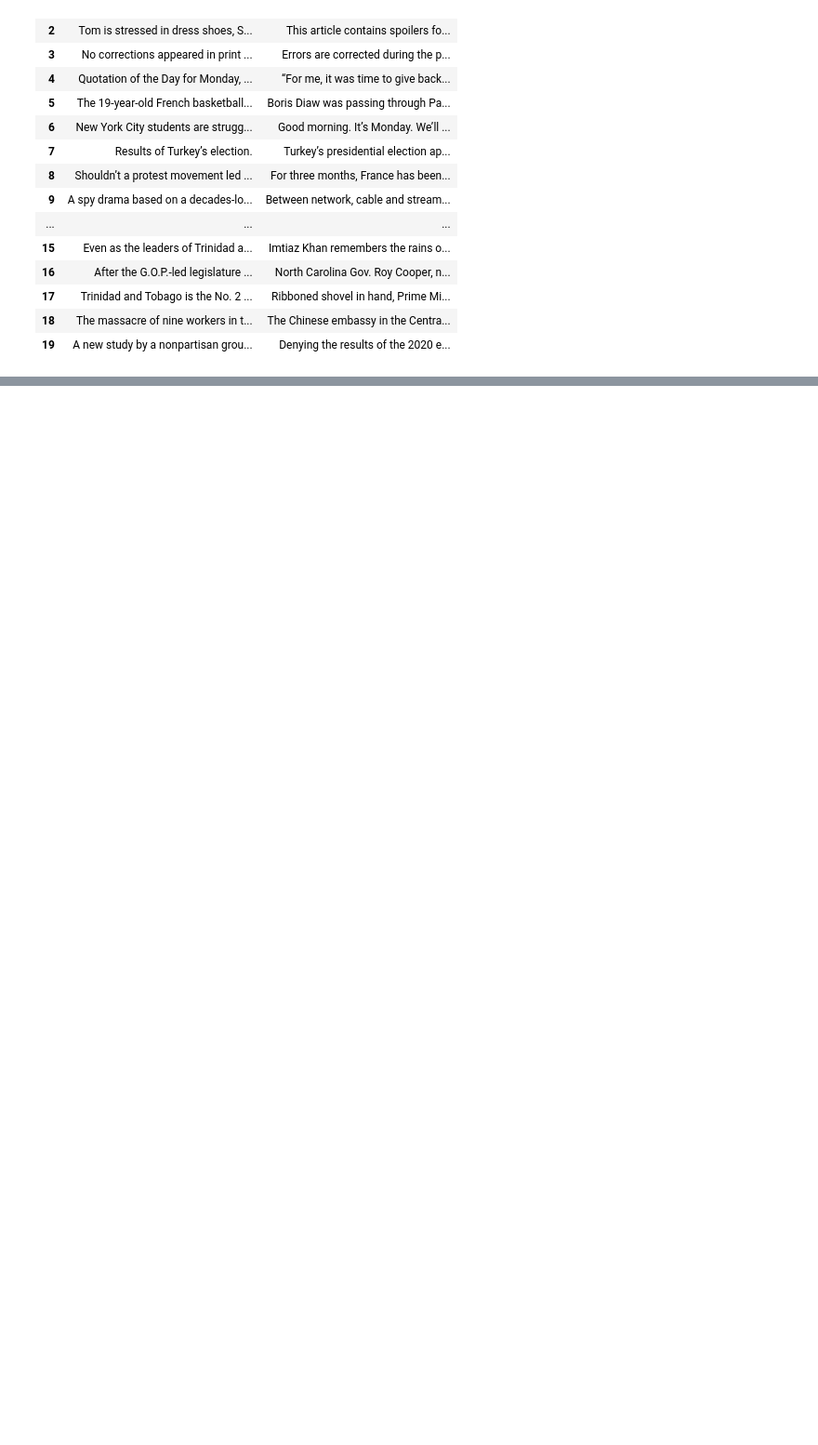
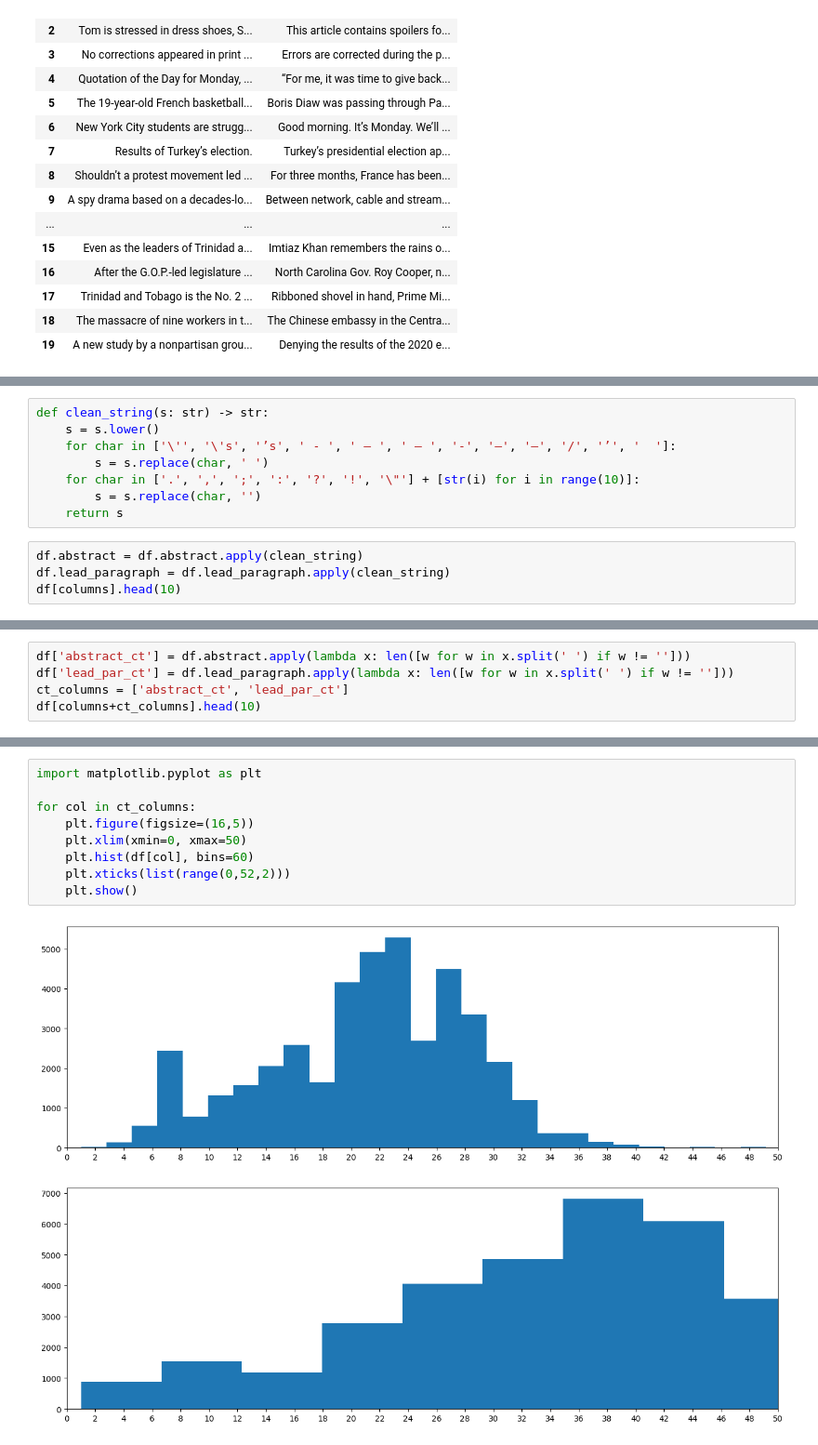
Before and after one commit to rptripathi/NYTimes, a Jupyter notebook: preprocessing.ipynb, the cells around one changed output, grey strips where cells are left out. Shown at 93% size. Saved outputs shown, nothing was run; the diff lists cells and outputs as text; blank space fills up the shorter version.

Commit message:
Update preprocessing.ipynb
Continue exploration:
- Clean fields (e.g. make lower case, remove punctuation and numbers...)
- Compute word counts and plot them as histograms.

```diff
--- a/preprocessing.ipynb
+++ b/preprocessing.ipynb
@@ -174,0 +193,12 @@ df[columns].head(20)
+# %%
+def clean_string(s: str) -> str:
+    s = s.lower()
+    for char in ['\'', '\'s', '’s', ' - ', ' – ', ' — ', '-', '–', '—', '/', '’', '  ']:
+        s = s.replace(char, ' ')
+    for char in ['.', ',', ';', ':', '?', '!', '\"'] + [str(i) for i in range(10)]:
+        s = s.replace(char, '')
+    return s
+# %%
+df.abstract = df.abstract.apply(clean_string)
+df.lead_paragraph = df.lead_paragraph.apply(clean_string)
+df[columns].head(10)
@@ -174,0 +217,5 @@ df[columns].head(20)
+# %%
+df['abstract_ct'] = df.abstract.apply(lambda x: len([w for w in x.split(' ') if w != '']))
+df['lead_par_ct'] = df.lead_paragraph.apply(lambda x: len([w for w in x.split(' ') if w != '']))
+ct_columns = ['abstract_ct', 'lead_par_ct']
+df[columns+ct_columns].head(10)
@@ -174,0 +246,12 @@ df[columns].head(20)
+# %%
+import matplotlib.pyplot as plt
+
+for col in ct_columns:
+    plt.figure(figsize=(16,5))
+    plt.xlim(xmin=0, xmax=50)
+    plt.hist(df[col], bins=60)
+    plt.xticks(list(range(0,52,2)))
+    plt.show()
+# %% [output]
+[figure, added]
+[figure, added]
```
Also changed, not shown: parts of 6 cells of this notebook.
